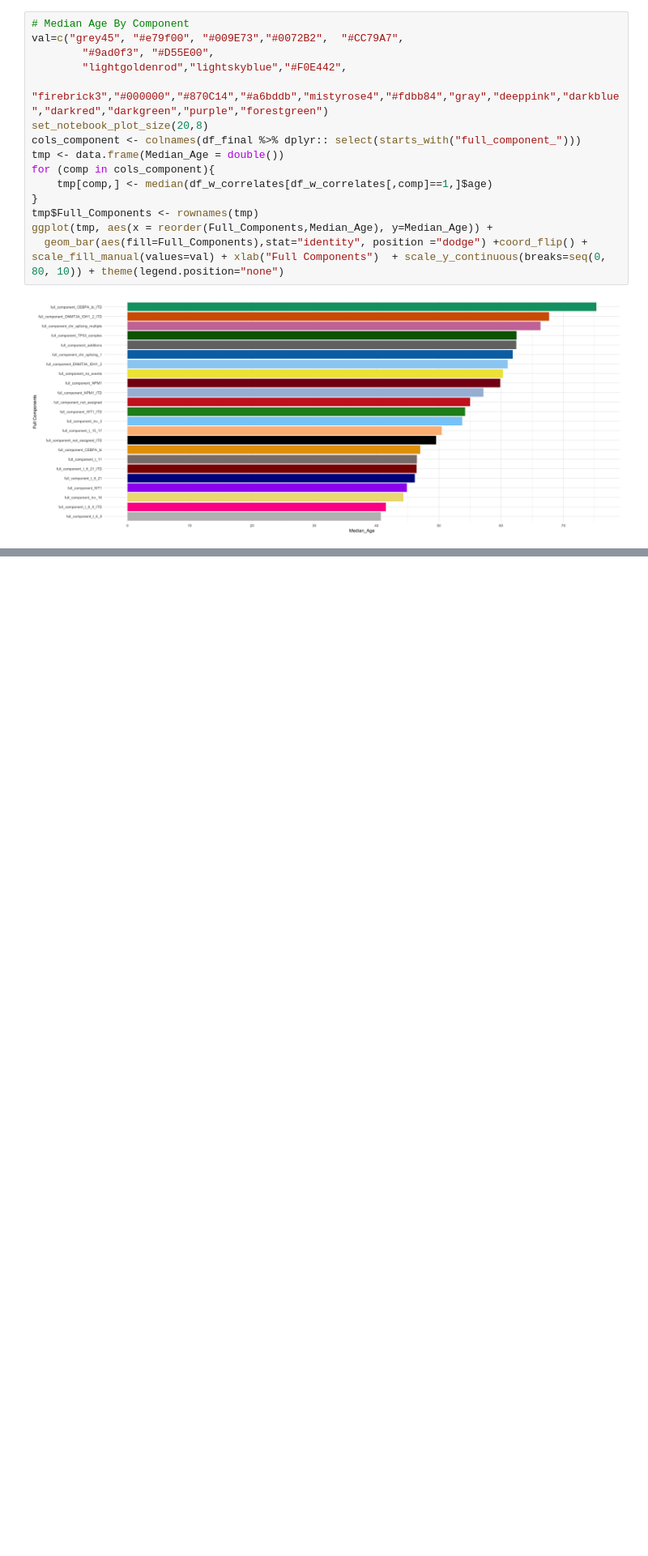
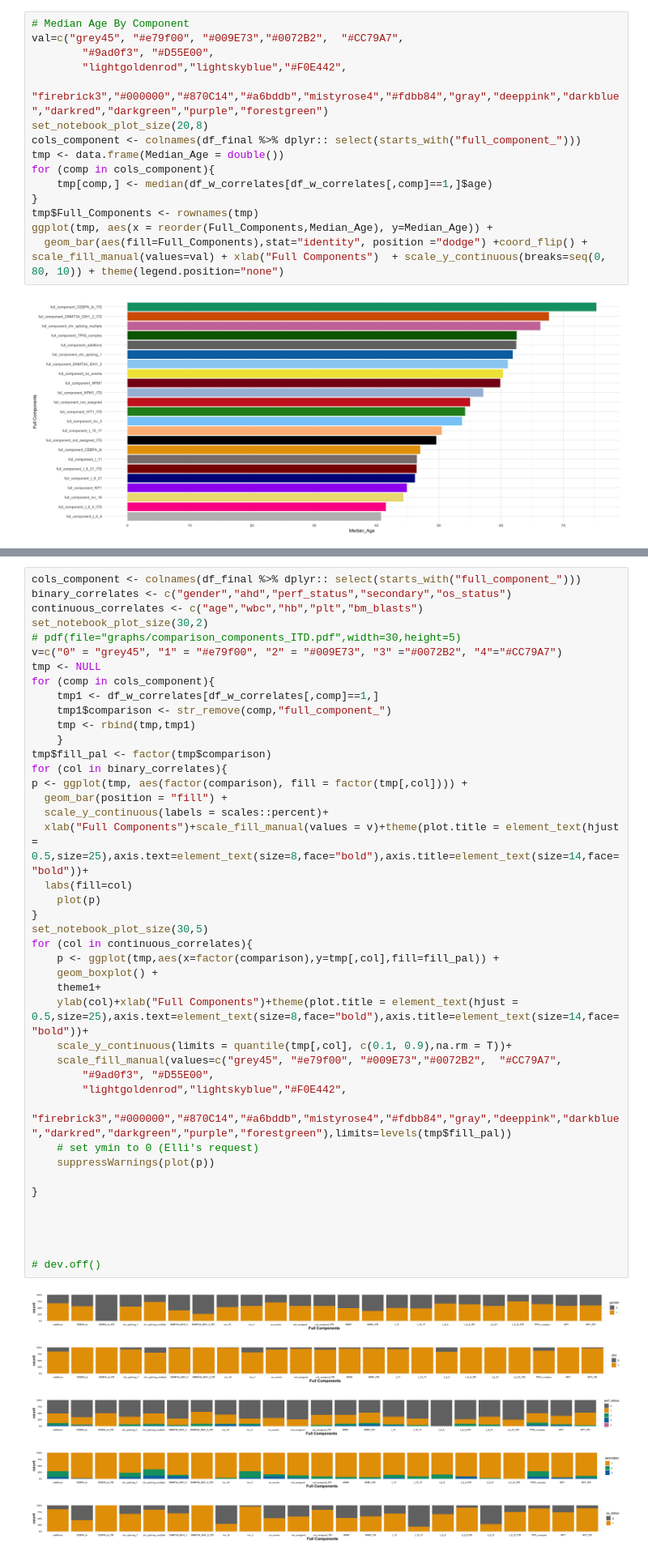
Before and after one commit to reyear/AML_Analysis, a Jupyter notebook: analysis/clustering/clustering_Final_1/Final_Full_Analysis_ITD.ipynb, the cells around one changed output, grey strips where cells are left out. Shown at 81% size. Saved outputs shown, nothing was run; the diff lists cells and outputs as text; blank space fills up the shorter version.

```diff
--- a/analysis/clustering/clustering_Final_1/Final_Full_Analysis_ITD.ipynb
+++ b/analysis/clustering/clustering_Final_1/Final_Full_Analysis_ITD.ipynb
@@ -200,0 +203,48 @@ ggplot(tmp, aes(x = reorder(Full_Components,Median_Age), y=Median_Age)) +
+# %%
+cols_component <- colnames(df_final %>% dplyr:: select(starts_with("full_component_")))
+binary_correlates <- c("gender","ahd","perf_status","secondary","os_status")
+continuous_correlates <- c("age","wbc","hb","plt","bm_blasts")
+set_notebook_plot_size(30,2)
+# pdf(file="graphs/comparison_components_ITD.pdf",width=30,height=5)
+v=c("0" = "grey45", "1" = "#e79f00", "2" = "#009E73", "3" ="#0072B2", "4"="#CC79A7")
+tmp <- NULL
+for (comp in cols_component){
+    tmp1 <- df_w_correlates[df_w_correlates[,comp]==1,]
+    tmp1$comparison <- str_remove(comp,"full_component_")
+    tmp <- rbind(tmp,tmp1)
+    }
+tmp$fill_pal <- factor(tmp$comparison)
+for (col in binary_correlates){
+p <- ggplot(tmp, aes(factor(comparison), fill = factor(tmp[,col]))) +
+  geom_bar(position = "fill") +
+  scale_y_continuous(labels = scales::percent)+
+  xlab("Full Components")+scale_fill_manual(values = v)+theme(plot.title = element_text(hjust = 0.5,size=25),axis.text=element_text(size=8,face="bold"),axis.title=element_text(size=14,face="bold"))+
+  labs(fill=col)
+    plot(p)
+}
+set_notebook_plot_size(30,5)
+for (col in continuous_correlates){
+    p <- ggplot(tmp,aes(x=factor(comparison),y=tmp[,col],fill=fill_pal)) +
+    geom_boxplot() +
+    theme1+
+    ylab(col)+xlab("Full Components")+theme(plot.title = element_text(hjust = 0.5,size=25),axis.text=element_text(size=8,face="bold"),axis.title=element_text(size=14,face="bold"))+
+    scale_y_continuous(limits = quantile(tmp[,col], c(0.1, 0.9),na.rm = T))+
+    scale_fill_manual(values=c("grey45", "#e79f00", "#009E73","#0072B2",  "#CC79A7",
+        "#9ad0f3", "#D55E00",
+        "lightgoldenrod","lightskyblue","#F0E442",
+        "firebrick3","#000000","#870C14","#a6bddb","mistyrose4","#fdbb84","gray","deeppink","darkblue","darkred","darkgreen","purple","forestgreen"),limits=levels(tmp$fill_pal))
+    # set ymin to 0 (Elli's request)
+    suppressWarnings(plot(p))
+
+}
+
+
+
+
+# dev.off()
+# %% [output]
+[figure, added]
+[figure, added]
+[figure, added]
+[figure, added]
+[figure, added]
```
Also changed, not shown: parts of 3 cells of this notebook, 32 other files.
